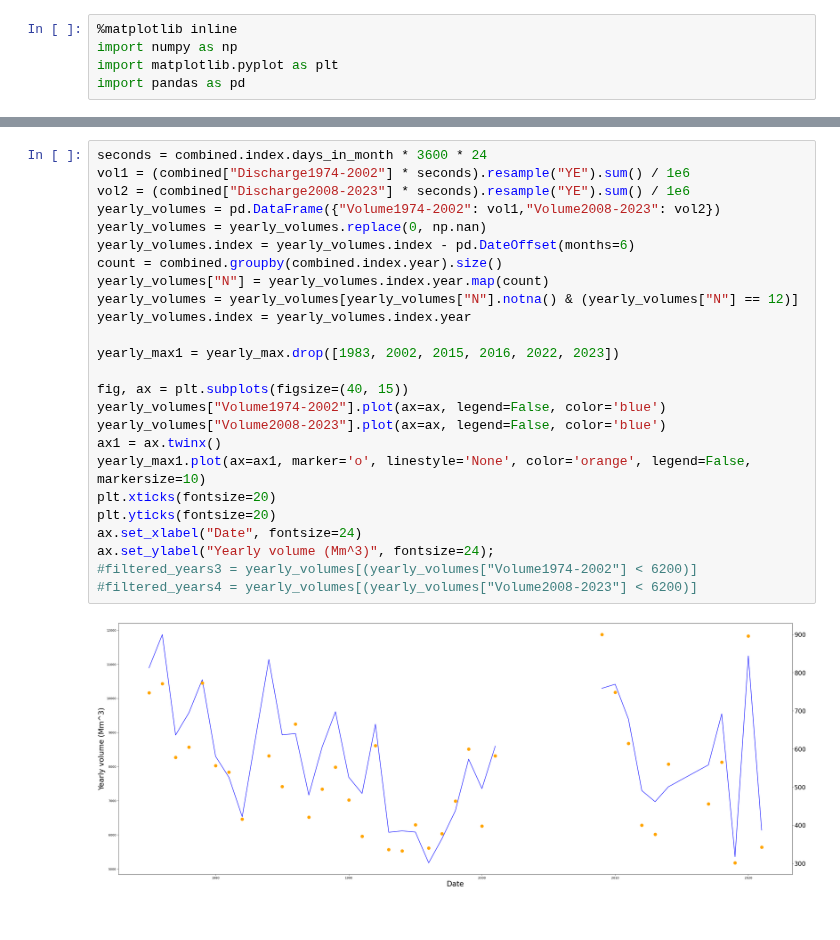
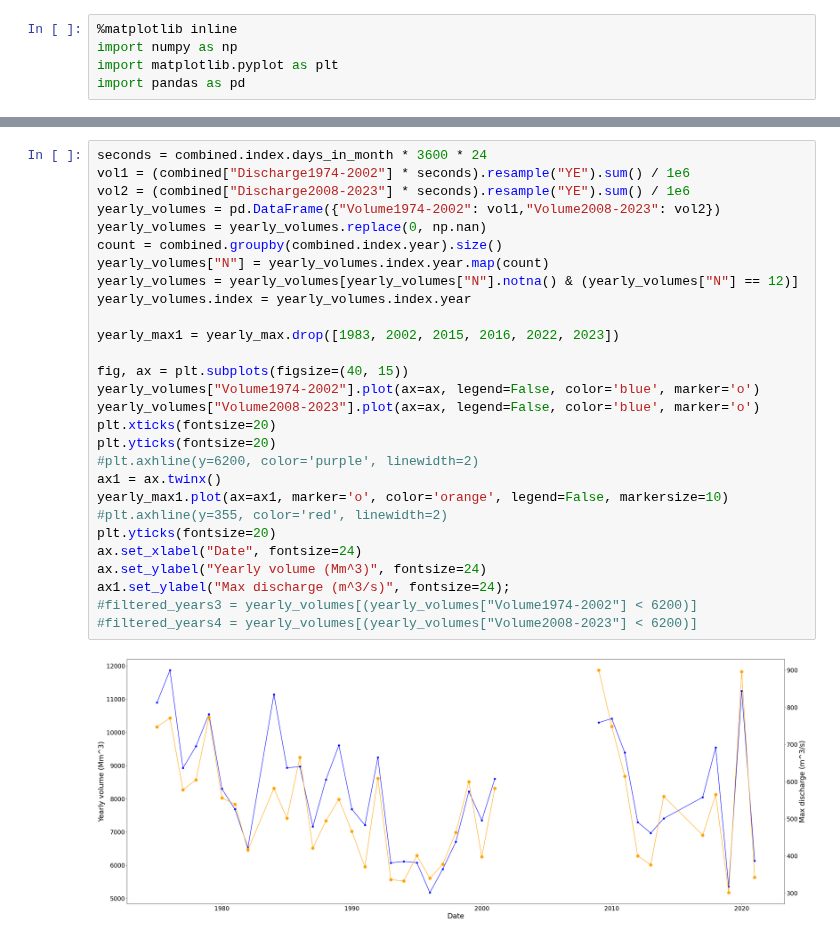
Before and after one commit to eWaterCycle/projects, a Jupyter notebook: BEP/code/Dataplot.ipynb, the cells around one changed output, grey strips where cells are left out. Saved outputs shown, nothing was run; the diff lists cells and outputs as text.

```diff
--- a/BEP/code/Dataplot.ipynb
+++ b/BEP/code/Dataplot.ipynb
@@ -42,27 +33,30 @@ yearly_max = yearly_max.drop([1974, 2008])
 # %%
 seconds = combined.index.days_in_month * 3600 * 24
 vol1 = (combined["Discharge1974-2002"] * seconds).resample("YE").sum() / 1e6
 vol2 = (combined["Discharge2008-2023"] * seconds).resample("YE").sum() / 1e6
 yearly_volumes = pd.DataFrame({"Volume1974-2002": vol1,"Volume2008-2023": vol2})
 yearly_volumes = yearly_volumes.replace(0, np.nan)
-yearly_volumes.index = yearly_volumes.index - pd.DateOffset(months=6)
 count = combined.groupby(combined.index.year).size()
 yearly_volumes["N"] = yearly_volumes.index.year.map(count)
 yearly_volumes = yearly_volumes[yearly_volumes["N"].notna() & (yearly_volumes["N"] == 12)]
 yearly_volumes.index = yearly_volumes.index.year
 
 yearly_max1 = yearly_max.drop([1983, 2002, 2015, 2016, 2022, 2023])
 
 fig, ax = plt.subplots(figsize=(40, 15))
-yearly_volumes["Volume1974-2002"].plot(ax=ax, legend=False, color='blue')
-yearly_volumes["Volume2008-2023"].plot(ax=ax, legend=False, color='blue')
-ax1 = ax.twinx()
-yearly_max1.plot(ax=ax1, marker='o', linestyle='None', color='orange', legend=False, markersize=10)
+yearly_volumes["Volume1974-2002"].plot(ax=ax, legend=False, color='blue', marker='o')
+yearly_volumes["Volume2008-2023"].plot(ax=ax, legend=False, color='blue', marker='o')
 plt.xticks(fontsize=20)
 plt.yticks(fontsize=20)
+#plt.axhline(y=6200, color='purple', linewidth=2)
+ax1 = ax.twinx()
+yearly_max1.plot(ax=ax1, marker='o', color='orange', legend=False, markersize=10)
+#plt.axhline(y=355, color='red', linewidth=2)
+plt.yticks(fontsize=20)
 ax.set_xlabel("Date", fontsize=24)
-ax.set_ylabel("Yearly volume (Mm^3)", fontsize=24);
+ax.set_ylabel("Yearly volume (Mm^3)", fontsize=24)
+ax1.set_ylabel("Max discharge (m^3/s)", fontsize=24);
 #filtered_years3 = yearly_volumes[(yearly_volumes["Volume1974-2002"] < 6200)]
 #filtered_years4 = yearly_volumes[(yearly_volumes["Volume2008-2023"] < 6200)]
 # %% [output]
-[figure, old version]
+[figure, new version]
```
Also changed, not shown: parts of 2 cells of this notebook.
